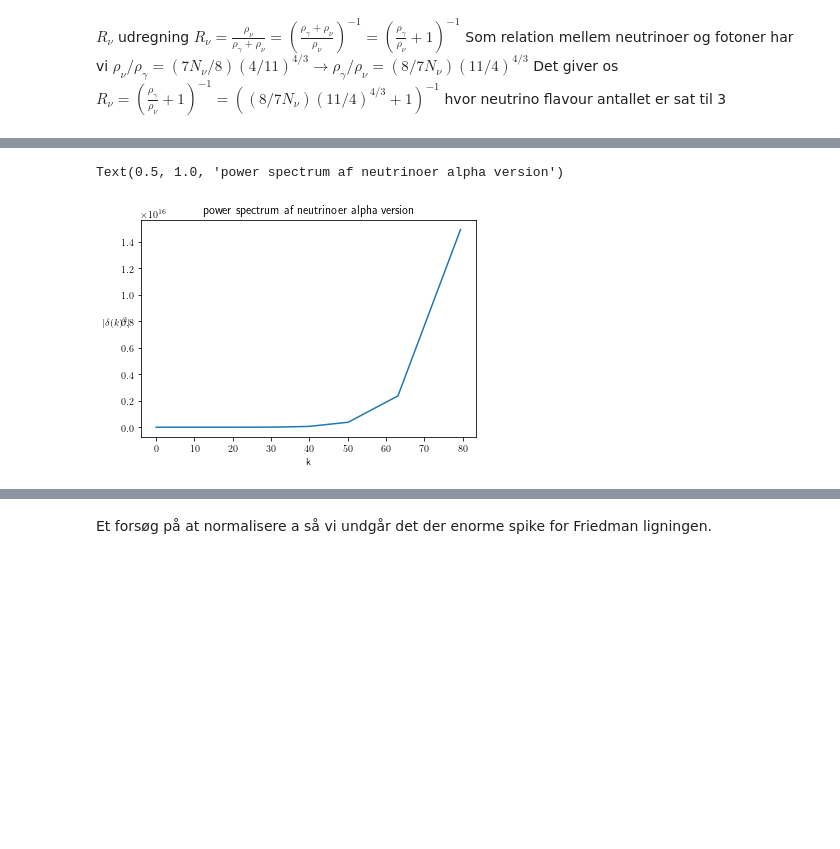
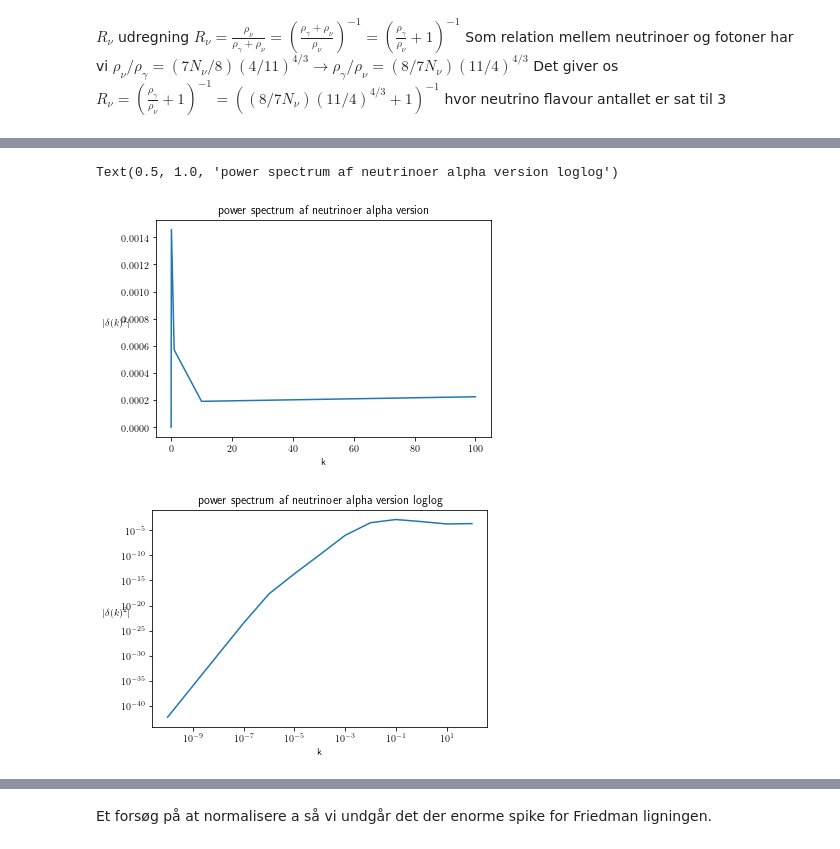
Before and after one commit to eriksteenberg/Grim-kode, a Jupyter notebook: Udregning af conformal time.ipynb, the cells around one changed output, grey strips where cells are left out. Saved outputs shown, nothing was run; the diff lists cells and outputs as text; code cells hidden in the pictures; blank space fills up the shorter version.

```diff
--- a/Udregning af conformal time.ipynb
+++ b/Udregning af conformal time.ipynb
@@ -61,9 +53,9 @@ plt.show()
 # nu skal jeg bare have nogle start værdier
 
 H0 = 70 / (3*1e5) # i 1/Mpc
-cs = 135 * 3 * 1e-20 # det bud. jeg tog den værdi de havde angivet i artiklen og oversatte den til Mpc
+cs = 1350 * 3 * 1e-20 # det bud. jeg tog den værdi de havde angivet i artiklen og oversatte den til Mpc
 
-C = 1e0 # dimensionsløs faktor til startværdierne fra B&M.
+C = 1e1 # dimensionsløs faktor til startværdierne fra B&M.
 
 k = 1e-5
 N_nu = 3
@@ -82,6 +74,7 @@ t_end = tau[-1]
 t_span = np.array([t_start,t_end])
 
 def f(t,y):
+    # her er t tau
     a = y[0]
     if t == tau[0]:
         assert(k/ H(a) <1)
@@ -196,10 +160,12 @@ tau=array([6.77630927e+00, 6.46595387e+01, 1.12290516e+02, ...,
 # %%
 # nu skal jeg bare have nogle start værdier
-C = 1e-5#00
+C = 1
 N_nu = 3
 R_nu = ( (8 / (7 * N_nu)) * (4/11) ** (-4 / 3) + 1 ) ** (-1)
-#print(R_nu)
-cs = 0#.1#e-20
+cs = 1e-20
+n=1
+k_list = np.array([10**(i/n) for i in range(-10*n,2*round(n)+1)])
+#k_list = np.linspace(1e-5,102.64,100)
 
 def f(t,y):
     a = y[0]
@@ -209,6 +175,7 @@ def f(t,y):
     theta_nu = y[4]
     k = y[5]
     if t == tau[0]:
+        #print(k/H(a))
         assert(k/ H(a) <1), "H(a) =%s, k = %s"  %(H(a) ,k)
 
     d_a_dtau = a ** 2 * H(a)
@@ -216,15 +183,13 @@ def f(t,y):
     d_delta_cb_dtau = - theta_cb
     d_theta_cb_dtau = - a * H(a) * theta_cb -  nabla2phi
     d_delta_nu_dtau = - theta_nu
-    d_theta_nu_dtau = - a * H(a) * theta_nu - nabla2phi #- k*k * (cs*cs ) * delta_nu
+    d_theta_nu_dtau = - a * H(a) * theta_nu - nabla2phi - k*k * (cs*cs ) * delta_nu
     return [d_a_dtau, d_delta_cb_dtau, d_theta_cb_dtau, d_delta_nu_dtau, d_theta_nu_dtau, 0]
 
 
 
 # k skal logaritmisk gå fra 1e-5 til 10
-n=10
-k_list = np.array([10**(i/n) for i in range(-10*n,2*round(n))])
-print(len(k_list))
+
 # liste fra 1-e5 til 1
 #k_List = np.linspace(0.00001,0.2,1000)
 
@@ -240,9 +205,10 @@ for k in k_list:
 
     delta_gamma = -(2 / 3) * C * (k * tau[0])**2
     delta_nu_0 = delta_gamma
-    delta_cb_0 = 4 / 3 * delta_gamma
+    delta_cb_0 = 4 / 3 * delta_gamma *2
 
     theta_cb_0 = -(1 / 18) * C * (k ** 4 * tau[0] ** 3)
+    #theta_cb_0 = 0.4 * 1e-6
     #print(f"{theta_cb_0=}")
     theta_nu_0 = (23 + 4 * R_nu) / (15 + 4 * R_nu) * theta_cb_0 # * C * (k * tau[0]) ** 2
 
@@ -256,8 +222,9 @@ for k in k_list:
     theta_nu = sol2.y[4]
 
     delta_nu_k[i] = delta_nu[-1]
-    if i%n==0:
-        print(f"{delta_nu[0]=}",f"{delta_nu_k[i]=}")
+    print(k)
+    #if i%n==0:
+    #print(f"{delta_nu[0]=}",f"{delta_nu_k[i]=}")
     i += 1
 
 print("success")
@@ -282,17 +260,25 @@ success
 # %%
 delta2 = np.power(np.abs(delta_nu_k),2)
 
 #for i in range(len(delta_nu_k)):
  #   print(k_list[i],delta_nu_k[i],delta2[i])
 
 
 plt.plot(k_list,delta2)#,s=0.5)
 plt.xlabel("k")
 plt.ylabel(r'$|\delta(k)^2|$',rotation=0)
 plt.title("power spectrum af neutrinoer alpha version")
+
+plt.figure(19)
+plt.loglog(k_list,delta2)#,s=0.5)
+
+plt.xlabel("k")
+plt.ylabel(r'$|\delta(k)^2|$',rotation=0)
+plt.title("power spectrum af neutrinoer alpha version loglog")
 # %% [output]
-Text(0.5, 1.0, 'power spectrum af neutrinoer alpha version')
+Text(0.5, 1.0, 'power spectrum af neutrinoer alpha version loglog')
-[figure, old version]
+[figure, new version]
+[figure, added]
 # %%
 N = 700
 
```
Also changed, not shown: parts of 11 cells of this notebook.
